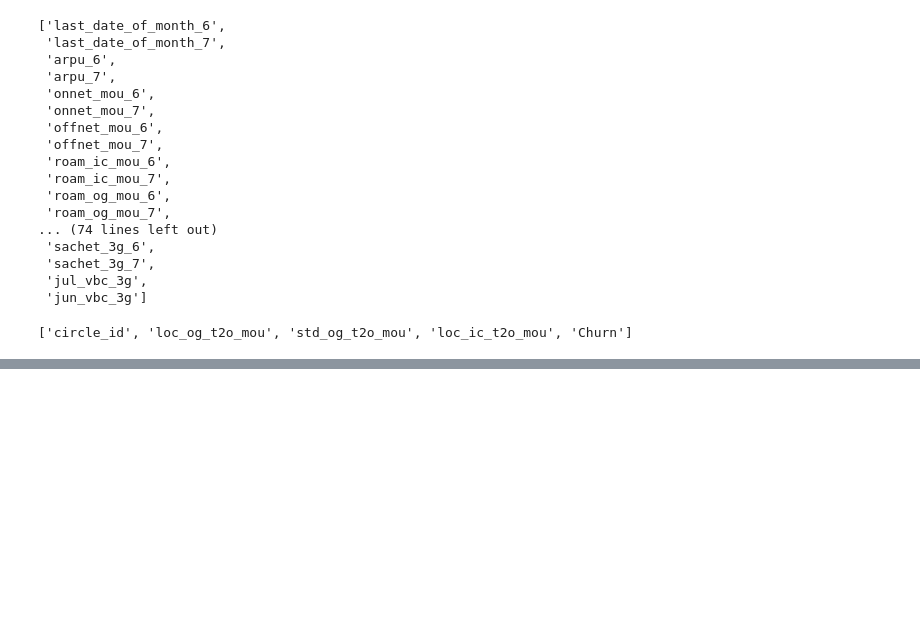
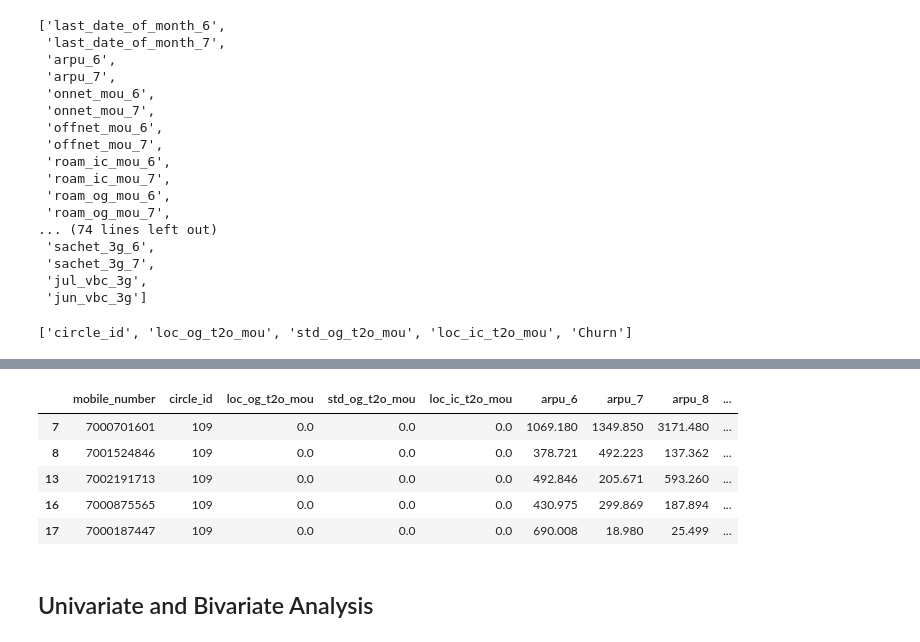
Before and after one commit to Aruthampi/Telecom-Churn-Case-Study, a Jupyter notebook: Telecom Churn Case Study.ipynb, the cells around one changed output, grey strips where cells are left out. Cells and saved outputs as stored; diff of their text form; code cells hidden in the pictures; blank space fills up the shorter version.

```diff
--- a/Telecom Churn Case Study.ipynb
+++ b/Telecom Churn Case Study.ipynb
@@ -367,0 +450,14 @@ memory usage: 11.7+ MB
+# %%
+# Creating columns for number of days before end of month when recharge was done
+df_highvalue['days_rech_6'] = (df_highvalue['last_date_of_month_6'] - df_highvalue['date_of_last_rech_6']).dt.days
+df_highvalue['days_rech_7'] = (df_highvalue['last_date_of_month_7'] - df_highvalue['date_of_last_rech_7']).dt.days
+df_highvalue['days_rech_8'] = (df_highvalue['last_date_of_month_8'] - df_highvalue['date_of_last_rech_8']).dt.days
+# %%
+# Removig Datetime columns
+df_highvalue.drop(['last_date_of_month_6','date_of_last_rech_6',
+                   'last_date_of_month_7','date_of_last_rech_7',
+                   'last_date_of_month_8','date_of_last_rech_8'],axis=1,inplace=True)
+# %%
+# Change in recharge amount from good phase to action phase
+
+df_highvalue['rech_change'] = df_highvalue['av_rech_amt_mnth'] - df_highvalue['total_rech_amt_8']
@@ -367,0 +486,11 @@ memory usage: 11.7+ MB
+# %%
+df_highvalue.head()
+# %% [output]
+|  | mobile_number | circle_id | loc_og_t2o_mou | std_og_t2o_mou | loc_ic_t2o_mou | arpu_6 | arpu_7 | arpu_8 | ... |
+| 7 | 7000701601 | 109 | 0.0 | 0.0 | 0.0 | 1069.180 | 1349.850 | 3171.480 | ... |
+| 8 | 7001524846 | 109 | 0.0 | 0.0 | 0.0 | 378.721 | 492.223 | 137.362 | ... |
+| 13 | 7002191713 | 109 | 0.0 | 0.0 | 0.0 | 492.846 | 205.671 | 593.260 | ... |
+| 16 | 7000875565 | 109 | 0.0 | 0.0 | 0.0 | 430.975 | 299.869 | 187.894 | ... |
+| 17 | 7000187447 | 109 | 0.0 | 0.0 | 0.0 | 690.008 | 18.980 | 25.499 | ... |
+# %% [markdown]
+## Univariate and Bivariate Analysis
```
Also changed, not shown: parts of 20 cells of this notebook.
